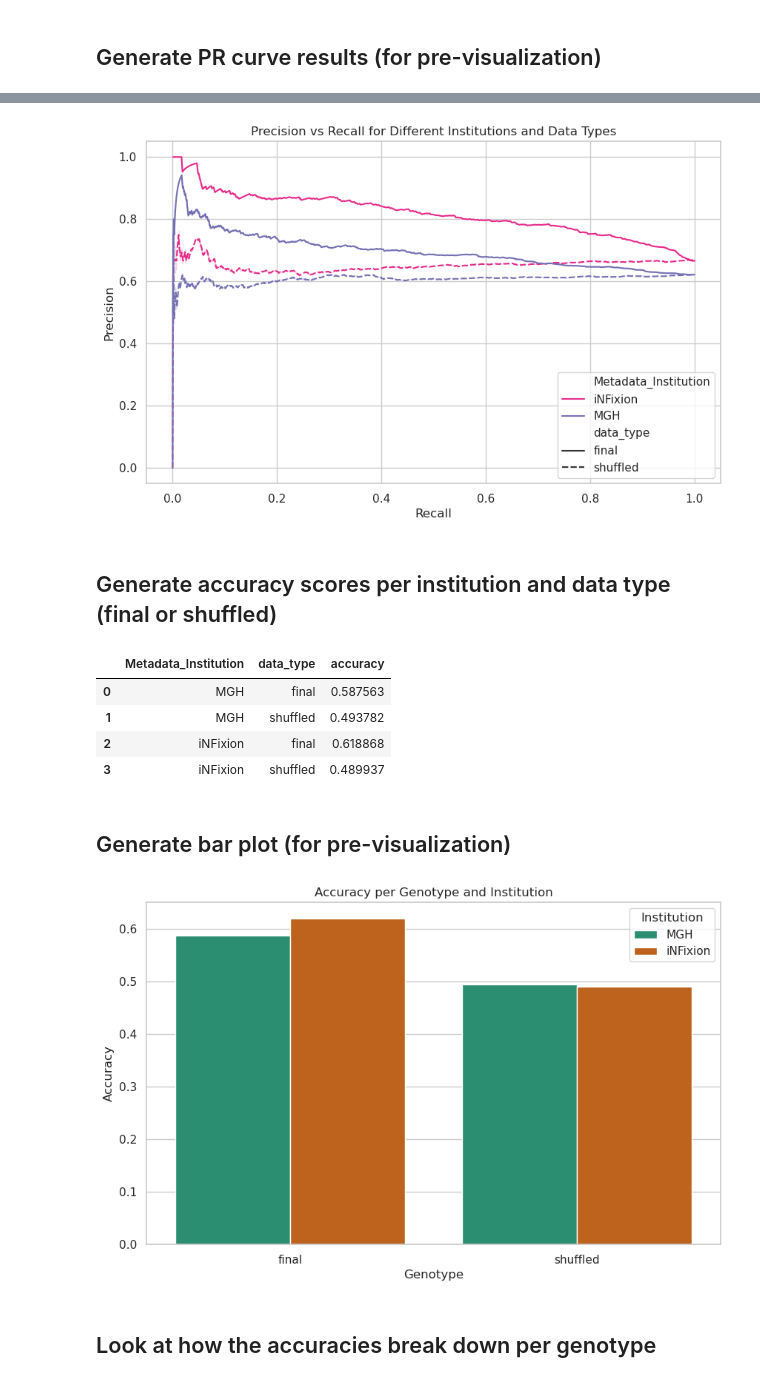
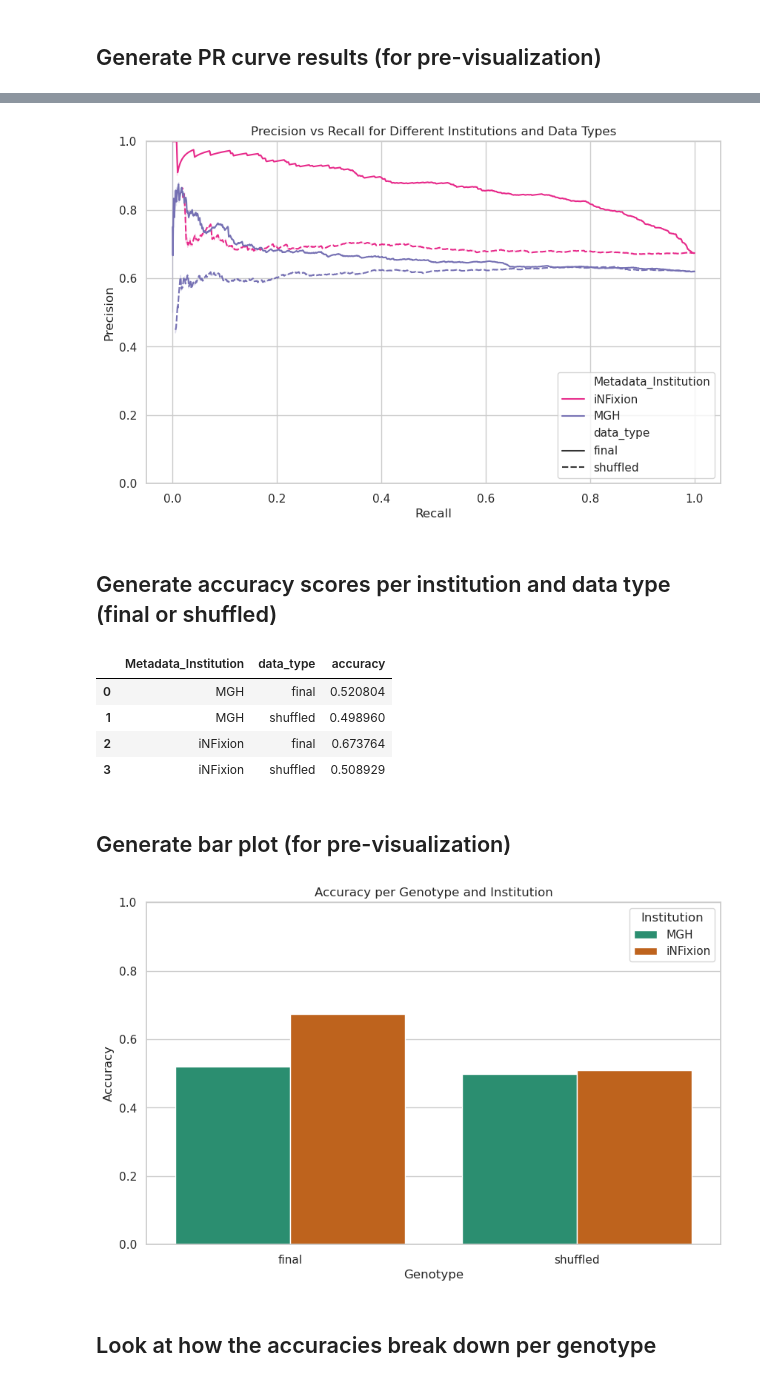
Before and after one commit to mtalbot-texas/nf1_schwann_cell_morphology_signature, a Jupyter notebook: 3.assess_generalizability/generalizabilty_eval.ipynb, the cells around one changed output, grey strips where cells are left out. Drawn from its saved outputs; the diff is of its cells as text; code cells hidden in the pictures.

Commit message:
Rerun analysis with QC data (#81)
* update function to ensure reproducibility

* update code and rerun with qc data

* add results with qc suffix

```diff
--- a/3.assess_generalizability/generalizabilty_eval.ipynb
+++ b/3.assess_generalizability/generalizabilty_eval.ipynb
@@ -35,10 +43,17 @@ rng = np.random.default_rng(0)
 # %% [markdown]
 ## Load in plate with two cell lines (Plate 6)
 # %%
+# Set directory to find the plate 6 data from based on data type
+directory = (
+    "single_cell_profiles/cleaned_sc_profiles"
+    if data_cleaned == "cleaned"
+    else "single_cell_profiles"
+)
+
 # Read in data from plate 6 with two cell lines
 plate6_df = pd.read_parquet(
     pathlib.Path(
-        "/media/18tbdrive/1.Github_Repositories/nf1_schwann_cell_painting_data/3.processing_features/data/single_cell_profiles/Plate_6_sc_normalized.parquet"
+        f"/media/18tbdrive/1.Github_Repositories/nf1_schwann_cell_painting_data/3.processing_features/data/{directory}/Plate_6_sc_normalized.parquet"
     )
 )
 
@@ -236,58 +273,73 @@ sns.lineplot(
     dashes=True,
 )
 
+# Set y-axis limits
+plt.ylim(0, 1)
+
 # Add labels and title
 plt.xlabel("Recall")
 plt.ylabel("Precision")
 plt.title("Precision vs Recall for Different Institutions and Data Types")
-plt.legend()
+plt.legend(loc="lower right", bbox_to_anchor=(1, 0))
 plt.show()
 # %% [output]
-[figure, old version]
+[figure, new version]
 # %% [markdown]
 ## Generate accuracy scores per institution and data type (final or shuffled)
 # %%
 # Calculate accuracy per institution and data type (final or shuffled) without the HET cells
-accuracy_per_group = combined_df[combined_df["Metadata_genotype"] != "HET"].groupby(
-    ["Metadata_Institution", "data_type"]
-).apply(lambda x: accuracy_score(x["true_genotype"], x["predicted_genotype"])).reset_index(name="accuracy")
+accuracy_per_group = (
+    combined_df[combined_df["Metadata_genotype"] != "HET"]
+    .groupby(["Metadata_Institution", "data_type"])
+    .apply(lambda x: accuracy_score(x["true_genotype"], x["predicted_genotype"]))
+    .reset_index(name="accuracy")
+)
 
-# Save accuracy data to parquet file
-accuracy_per_group.to_parquet(f"{results_dir}/plate6_accuracy_final_model.parquet")
+# Save accuracy data to parquet file with qc suffix if data is cleaned
+if data_cleaned == "cleaned":
+    accuracy_file = pathlib.Path(results_dir) / "plate6_accuracy_final_model_qc.parquet"
+else:
+    accuracy_file = pathlib.Path(results_dir) / "plate6_accuracy_final_model.parquet"
+
+accuracy_per_group.to_parquet(accuracy_file)
 
 accuracy_per_group
 # %% [output]
 |  | Metadata_Institution | data_type | accuracy |
-| 0 | MGH | final | 0.587563 |
-| 1 | MGH | shuffled | 0.493782 |
-| 2 | iNFixion | final | 0.618868 |
-| 3 | iNFixion | shuffled | 0.489937 |
+| 0 | MGH | final | 0.520804 |
+| 1 | MGH | shuffled | 0.498960 |
+| 2 | iNFixion | final | 0.673764 |
+| 3 | iNFixion | shuffled | 0.508929 |
 # %% [markdown]
 ## Generate bar plot (for pre-visualization)
 # %%
 # Set the style of the plot
 sns.set_theme(style="whitegrid")
 
 # Create a figure and axis
 plt.figure(figsize=(10, 6))
 
 # Create a bar plot
 sns.barplot(
     data=accuracy_per_group,
     x="data_type",
     y="accuracy",
     hue="Metadata_Institution",
-    palette="Dark2"
+    palette="Dark2",
+    errorbar=None,
 )
+
+# Set y-axis limits
+plt.ylim(0, 1)
 
 # Add labels and title
 plt.xlabel("Genotype")
 plt.ylabel("Accuracy")
 plt.title("Accuracy per Genotype and Institution")
 plt.legend(title="Institution")
 plt.show()
 # %% [output]
-[figure, old version]
+[figure, new version]
 # %% [markdown]
 ## Look at how the accuracies break down per genotype
 # %%
```
Also changed, not shown: parts of 7 cells of this notebook, 18 other files.
